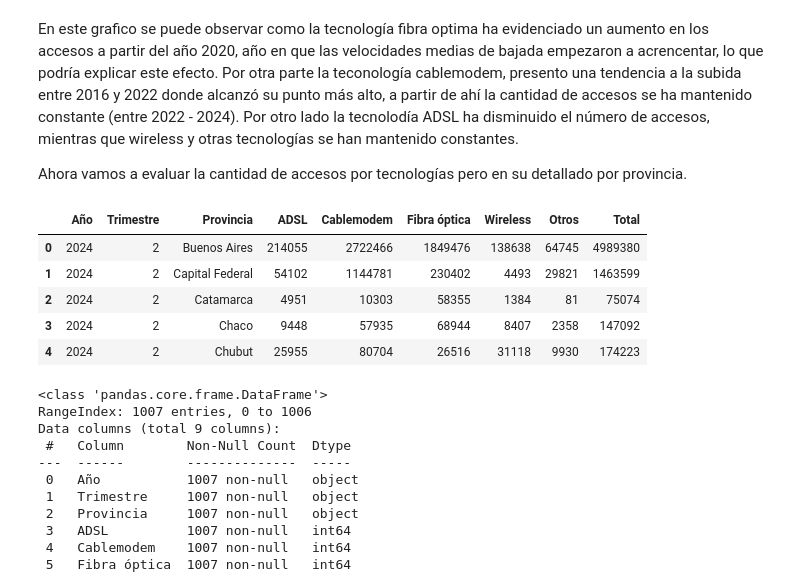
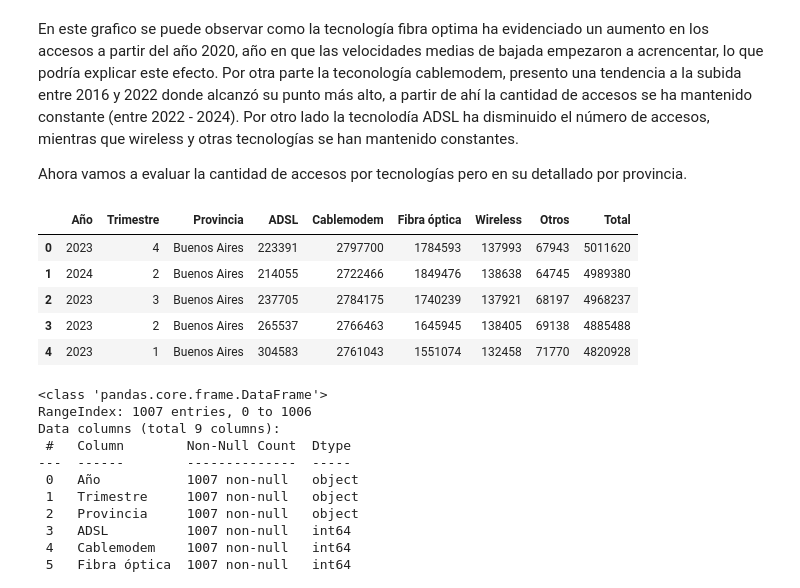
Before and after one commit to ssaraypr/Solucion-Laboratorio-2, a Jupyter notebook: EDA.ipynb, the cells around one changed output. Cells and saved outputs as stored; diff of their text form; code cells hidden in the pictures.

```diff
--- a/EDA.ipynb
+++ b/EDA.ipynb
@@ -292,15 +294,15 @@ En este grafico se puede observar como la tecnología fibra optima ha evidenciad
 
 Ahora vamos a evaluar la cantidad de accesos por tecnologías pero en su detallado por provincia.
 # %%
-tecnologias_prov = pd.read_excel(r"C:\Users\SARAY\Documents\Cursos Cortos\Henry\Laboratorios Individual\Laboratorio 2\Internet.xlsx", sheet_name = 6)
+tecnologias_prov = pd.read_excel(r"C:\Users\SARAY\Documents\Cursos Cortos\Henry\Laboratorios Individual\Laboratorio 2\Internet.xlsx", sheet_name = "Accesos Por Tecnología")
 tecnologias_prov.head()
 # %% [output]
 |  | Año | Trimestre | Provincia | ADSL | Cablemodem | Fibra óptica | Wireless | Otros | Total |
-| 0 | 2024 | 2 | Buenos Aires | 214055 | 2722466 | 1849476 | 138638 | 64745 | 4989380 |
-| 1 | 2024 | 2 | Capital Federal | 54102 | 1144781 | 230402 | 4493 | 29821 | 1463599 |
-| 2 | 2024 | 2 | Catamarca | 4951 | 10303 | 58355 | 1384 | 81 | 75074 |
-| 3 | 2024 | 2 | Chaco | 9448 | 57935 | 68944 | 8407 | 2358 | 147092 |
-| 4 | 2024 | 2 | Chubut | 25955 | 80704 | 26516 | 31118 | 9930 | 174223 |
+| 0 | 2023 | 4 | Buenos Aires | 223391 | 2797700 | 1784593 | 137993 | 67943 | 5011620 |
+| 1 | 2024 | 2 | Buenos Aires | 214055 | 2722466 | 1849476 | 138638 | 64745 | 4989380 |
+| 2 | 2023 | 3 | Buenos Aires | 237705 | 2784175 | 1740239 | 137921 | 68197 | 4968237 |
+| 3 | 2023 | 2 | Buenos Aires | 265537 | 2766463 | 1645945 | 138405 | 69138 | 4885488 |
+| 4 | 2023 | 1 | Buenos Aires | 304583 | 2761043 | 1551074 | 132458 | 71770 | 4820928 |
 # %%
 #Verificamos presencia de valores nulos y los tipos de datos
 tecnologias_prov.info()
```
Also changed, not shown: parts of 15 cells of this notebook, 1 other file.
